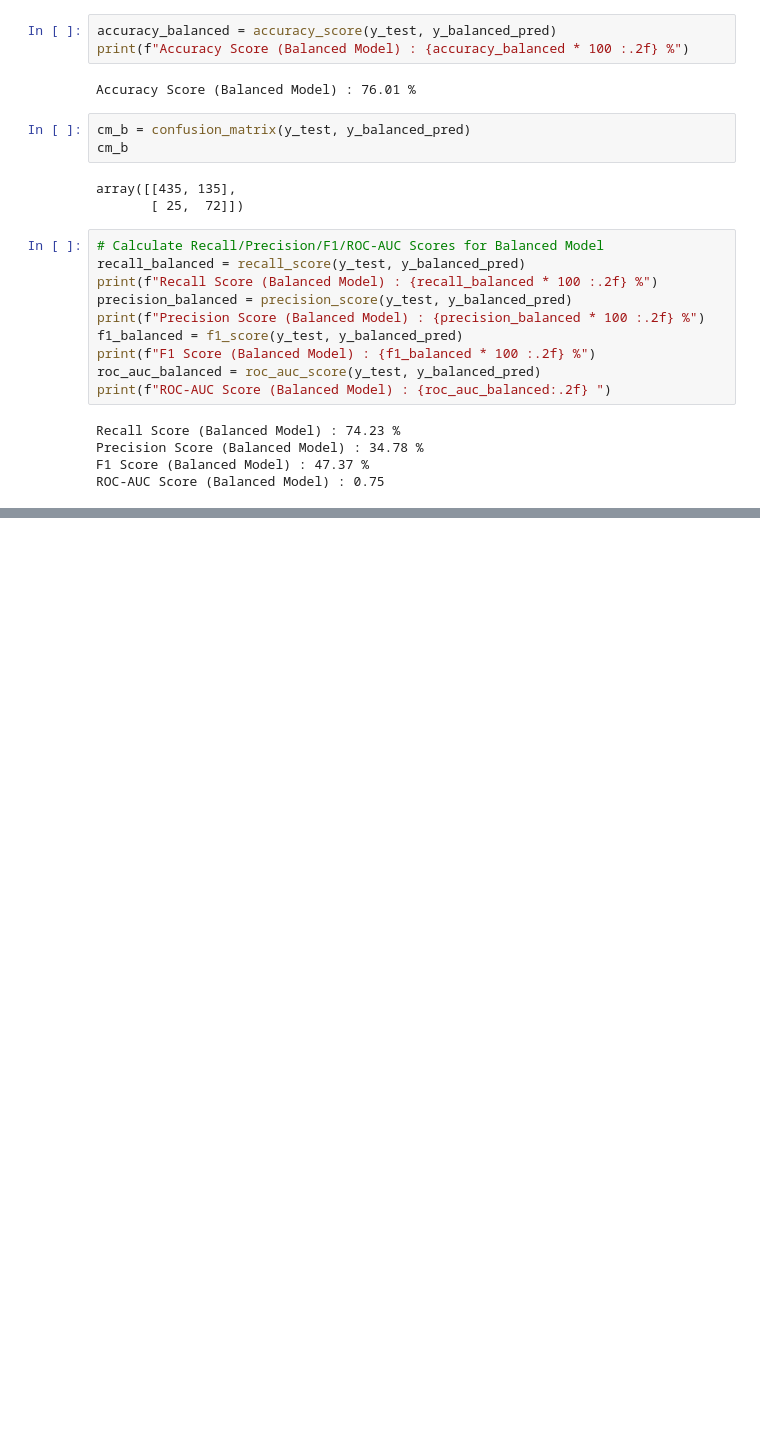
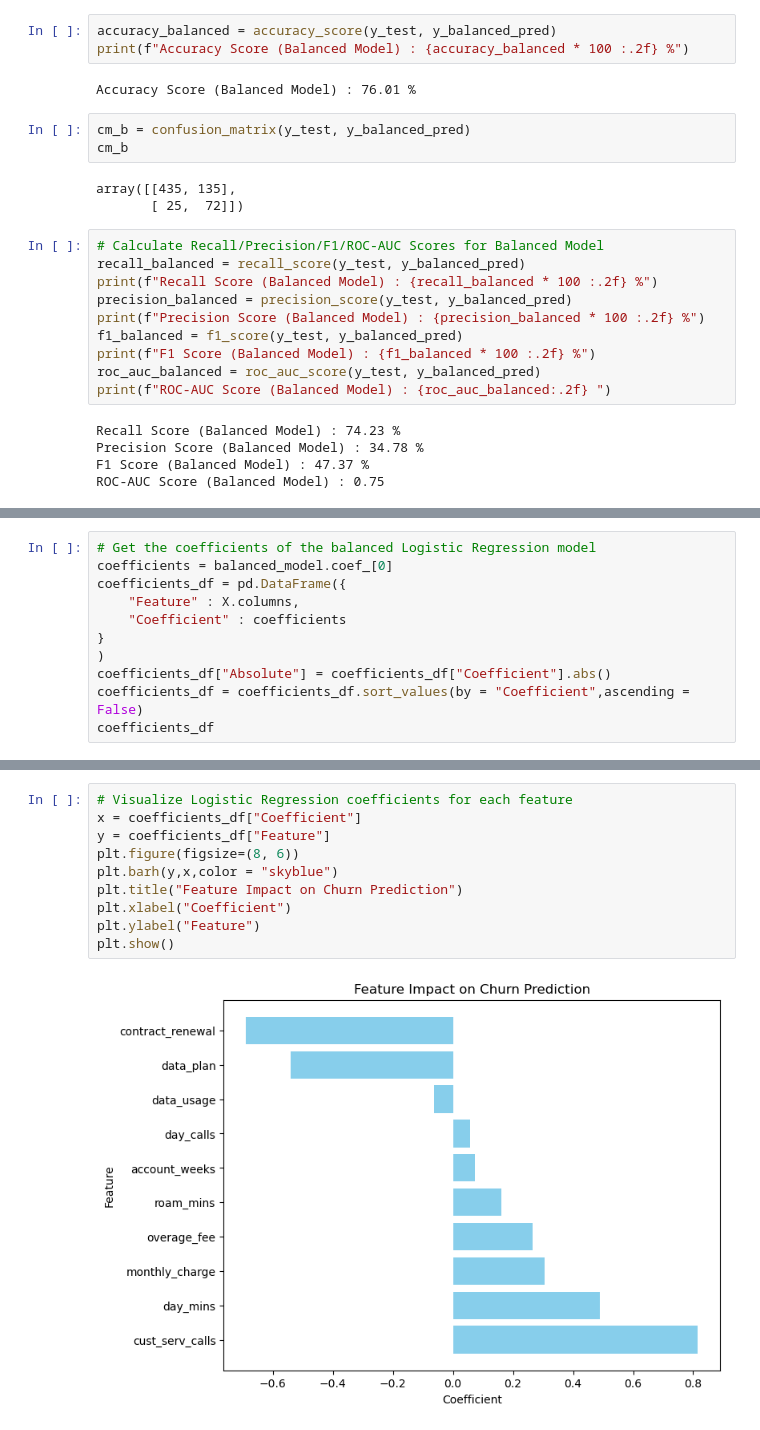
Before and after one commit to khanim-abdullayeva/Telecom-Customer-Churn-Retention-Analysis, a Jupyter notebook: ml/telecom_churn_prediction.ipynb, the cells around one changed output, grey strips where cells are left out. Drawn from its saved outputs; the diff is of its cells as text; blank space fills up the shorter version.

Commit message:
Visualize Logistic Regression coefficients for each feature

```diff
--- a/ml/telecom_churn_prediction.ipynb
+++ b/ml/telecom_churn_prediction.ipynb
@@ -256,0 +300,11 @@ ROC-AUC Score (Balanced Model) : 0.75
+# %%
+# Get the coefficients of the balanced Logistic Regression model
+coefficients = balanced_model.coef_[0]
+coefficients_df = pd.DataFrame({
+    "Feature" : X.columns,
+    "Coefficient" : coefficients
+}
+)
+coefficients_df["Absolute"] = coefficients_df["Coefficient"].abs()
+coefficients_df = coefficients_df.sort_values(by = "Coefficient",ascending = False)
+coefficients_df
@@ -256,0 +323,12 @@ ROC-AUC Score (Balanced Model) : 0.75
+# %%
+# Visualize Logistic Regression coefficients for each feature
+x = coefficients_df["Coefficient"]
+y = coefficients_df["Feature"]
+plt.figure(figsize=(8, 6))
+plt.barh(y,x,color = "skyblue")
+plt.title("Feature Impact on Churn Prediction")
+plt.xlabel("Coefficient")
+plt.ylabel("Feature")
+plt.show()
+# %% [output]
+[figure, added]
```
Also changed, not shown: parts of 6 cells of this notebook.
